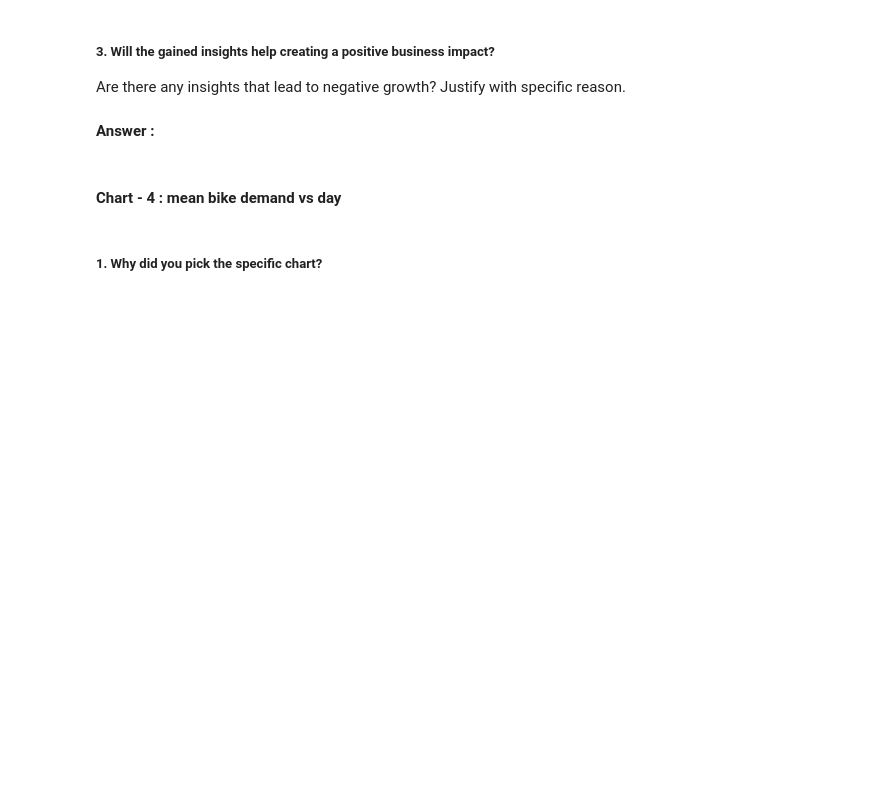
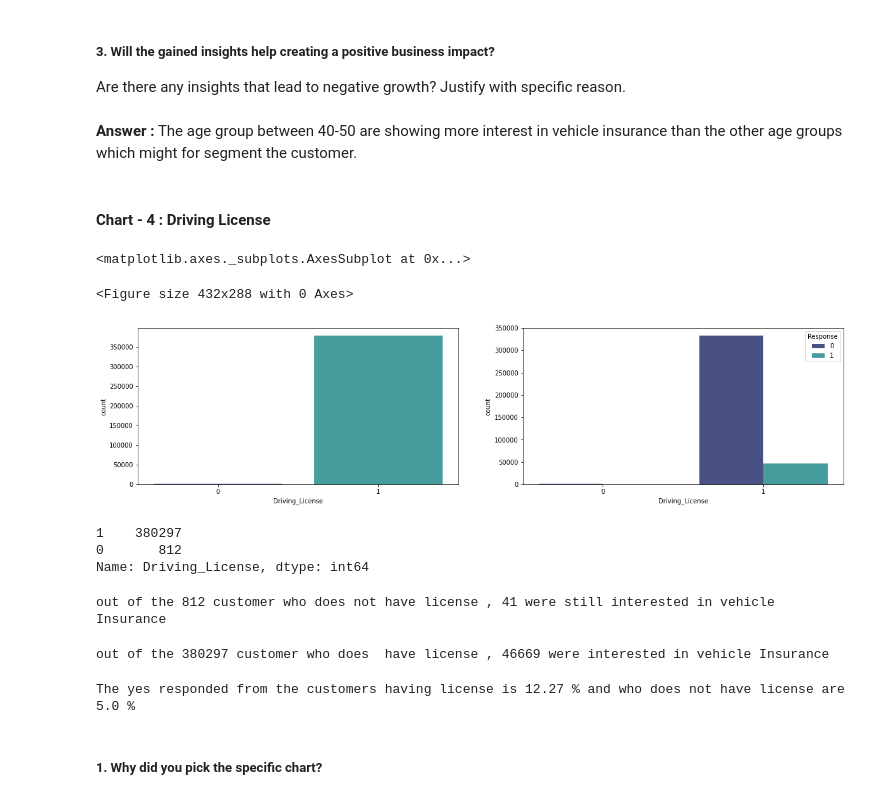
Before and after one commit to ad709kr/Health-insurance-cross-sell-prediction, a Jupyter notebook: Heath_Insurance_cross_sell_prediction.ipynb, the cells around one changed output. Cells and saved outputs as stored; diff of their text form; code cells hidden in the pictures; blank space fills up the shorter version.

```diff
--- a/Heath_Insurance_cross_sell_prediction.ipynb
+++ b/Heath_Insurance_cross_sell_prediction.ipynb
@@ -330,7 +343,7 @@ histplot(data_no,'Age','Pdf of Age of negatively respondent')
 # %% [markdown]
 ##### 3. Will the gained insights help creating a positive business impact?
 Are there any insights that lead to negative growth? Justify with specific reason.
-# %% [markdown]
-**Answer :**
+# %% [markdown]
+**Answer :** The age group between 40-50 are showing more interest in vehicle insurance than the other age groups which might for segment the customer.
 # %% [markdown]
-#### Chart - 4 : mean bike demand vs day
+#### Chart - 4 : Driving License
@@ -339,2 +350,38 @@ Are there any insights that lead to negative growth? Justify with specific reaso
+# %%
+# Chart - 4 visualization code
+plt.figure(1)
+plt.figure(figsize= (20,10))
+plt.subplot(221)
+sns.countplot(data['Driving_License'], palette = "mako")
+
+plt.subplot(222)
+sns.countplot(x='Driving_License',hue='Response',data=data,palette="mako")
+# %% [output]
+<matplotlib.axes._subplots.AxesSubplot at 0x...>
+<Figure size 432x288 with 0 Axes>
+[figure, added]
+# %%
+data['Driving_License'].value_counts()
+# %% [output]
+1    380297
+0       812
+Name: Driving_License, dtype: int64
+# %%
+## Lets see the Customers who do not have the driving license and still interest in vehicle insurance
+data_noDL = data[data['Driving_License'] == 0]
+print("out of the 812 customer who does not have license ,", data_noDL[data_noDL['Response'] == 1].shape[0],"were still interested in vehicle Insurance")
+# %% [output]
+out of the 812 customer who does not have license , 41 were still interested in vehicle Insurance
+# %%
+## Lets see the Customers who do not have the driving license and still interest in vehicle insurance
+data_yesDL = data[data['Driving_License'] == 1]
+print("out of the 380297 customer who does  have license ,", data_yesDL[data_yesDL['Response'] == 1].shape[0],"were interested in vehicle Insurance")
+# %% [output]
+out of the 380297 customer who does  have license , 46669 were interested in vehicle Insurance
+# %%
+# calculate the percentage
+print("The yes responded from the customers having license is",round(data_yesDL[data_yesDL['Response'] == 1].shape[0]*100/data['Driving_License'].value_counts()[1],2),"% and who does not have license are",round(data_noDL[data_noDL['Response'] == 1].shape[0]*100/data['Driving_License'].value_counts()[0],0),"%")
+# %% [output]
+The yes responded from the customers having license is 12.27 % and who does not have license are 5.0 %
 # %% [markdown]
 ##### 1. Why did you pick the specific chart?
```
Also changed, not shown: parts of 46 cells of this notebook.
